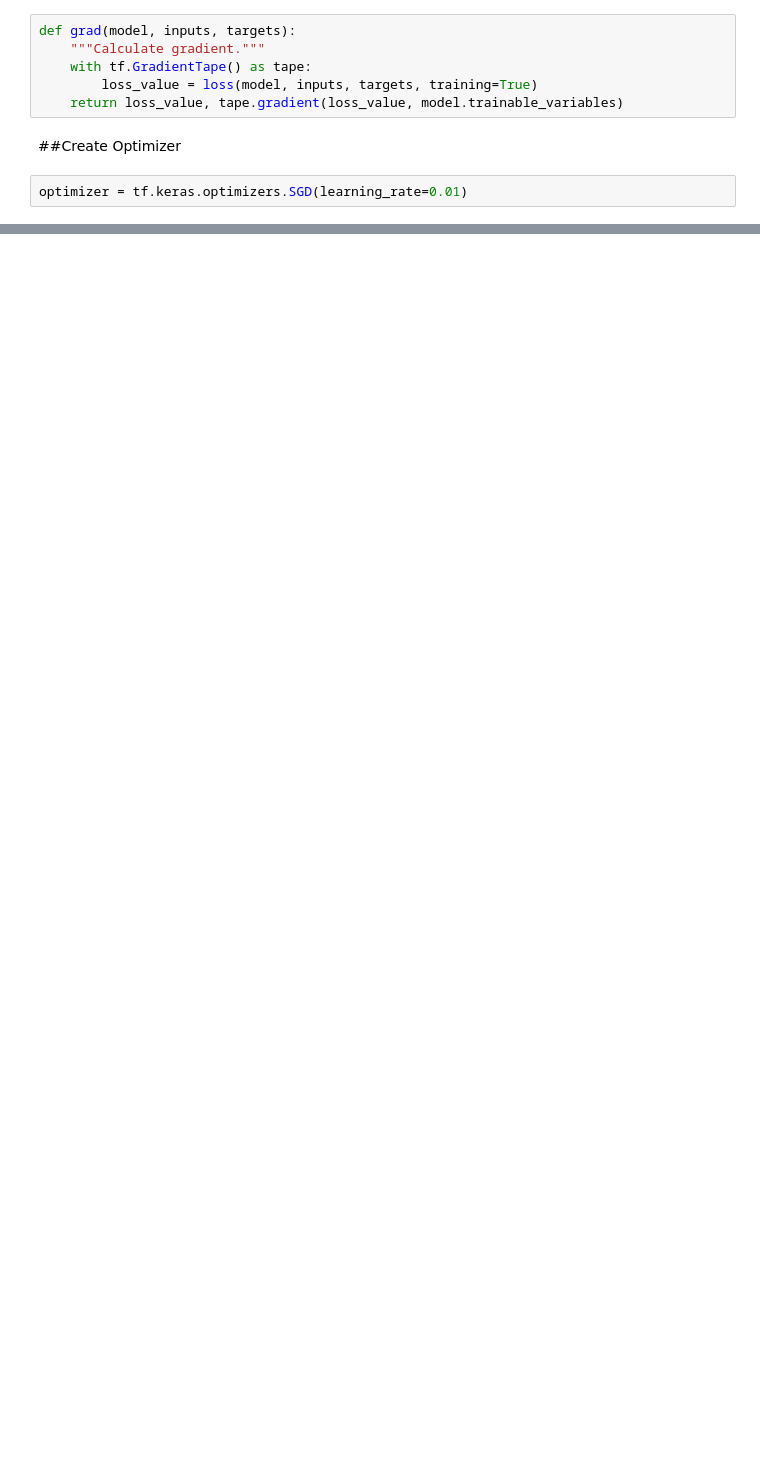
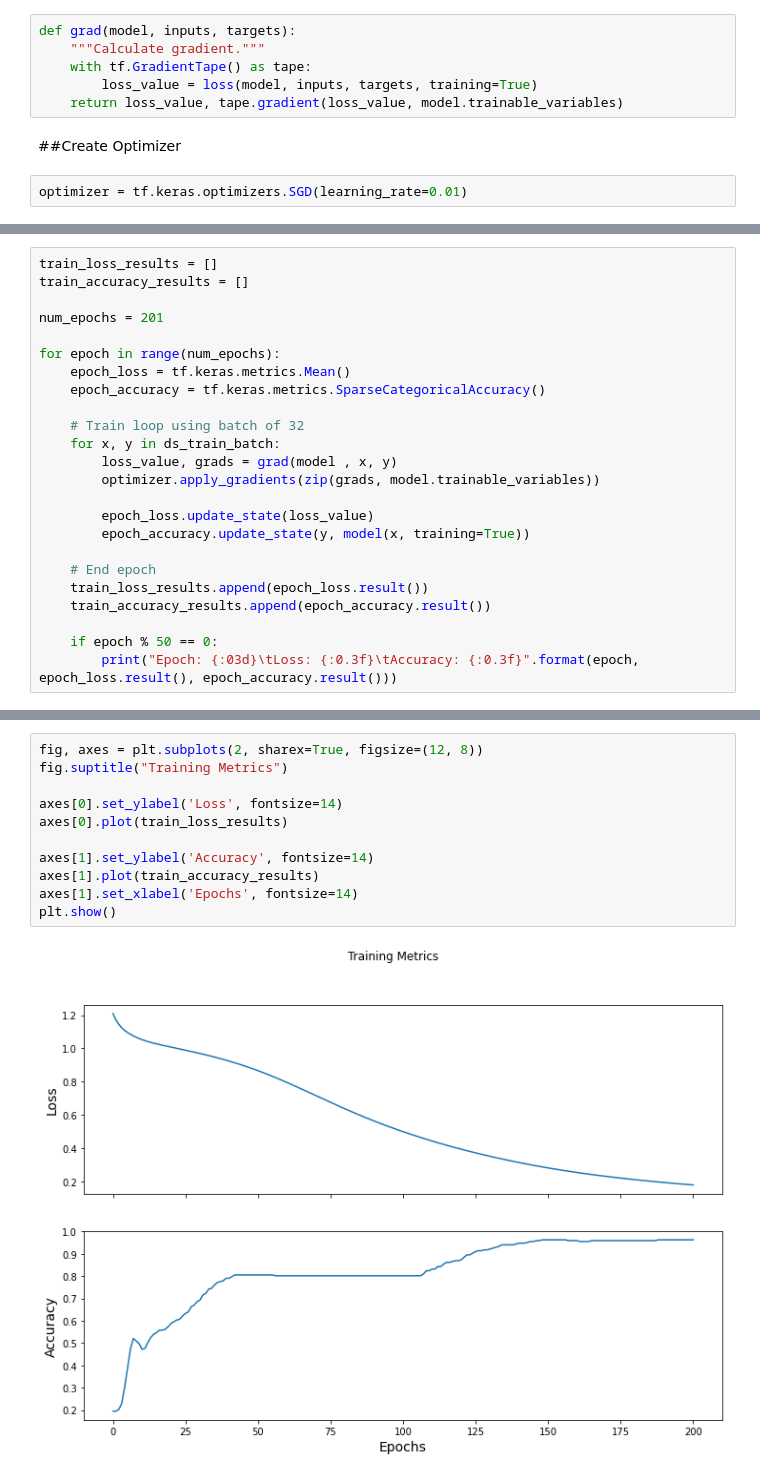
Before and after one commit to ArashDehghanyan/ml-and-vision-practices, a Jupyter notebook: Customization.ipynb, the cells around one changed output, grey strips where cells are left out. Saved outputs shown, nothing was run; the diff lists cells and outputs as text; blank space fills up the shorter version.

```diff
--- a/Customization.ipynb
+++ b/Customization.ipynb
@@ -471,0 +472,24 @@ Step: 1,                Loss: 1.1963801383972168
+# %%
+train_loss_results = []
+train_accuracy_results = []
+
+num_epochs = 201
+
+for epoch in range(num_epochs):
+    epoch_loss = tf.keras.metrics.Mean()
+    epoch_accuracy = tf.keras.metrics.SparseCategoricalAccuracy()
+
+    # Train loop using batch of 32
+    for x, y in ds_train_batch:
+        loss_value, grads = grad(model , x, y)
+        optimizer.apply_gradients(zip(grads, model.trainable_variables))
+
+        epoch_loss.update_state(loss_value)
+        epoch_accuracy.update_state(y, model(x, training=True))
+
+    # End epoch
+    train_loss_results.append(epoch_loss.result())
+    train_accuracy_results.append(epoch_accuracy.result())
+
+    if epoch % 50 == 0:
+        print("Epoch: {:03d}\tLoss: {:0.3f}\tAccuracy: {:0.3f}".format(epoch, epoch_loss.result(), epoch_accuracy.result()))
@@ -471,0 +502,13 @@ Step: 1,                Loss: 1.1963801383972168
+# %%
+fig, axes = plt.subplots(2, sharex=True, figsize=(12, 8))
+fig.suptitle("Training Metrics")
+
+axes[0].set_ylabel('Loss', fontsize=14)
+axes[0].plot(train_loss_results)
+
+axes[1].set_ylabel('Accuracy', fontsize=14)
+axes[1].plot(train_accuracy_results)
+axes[1].set_xlabel('Epochs', fontsize=14)
+plt.show()
+# %% [output]
+[figure, added]
```
Also changed, not shown: parts of 8 cells of this notebook.
